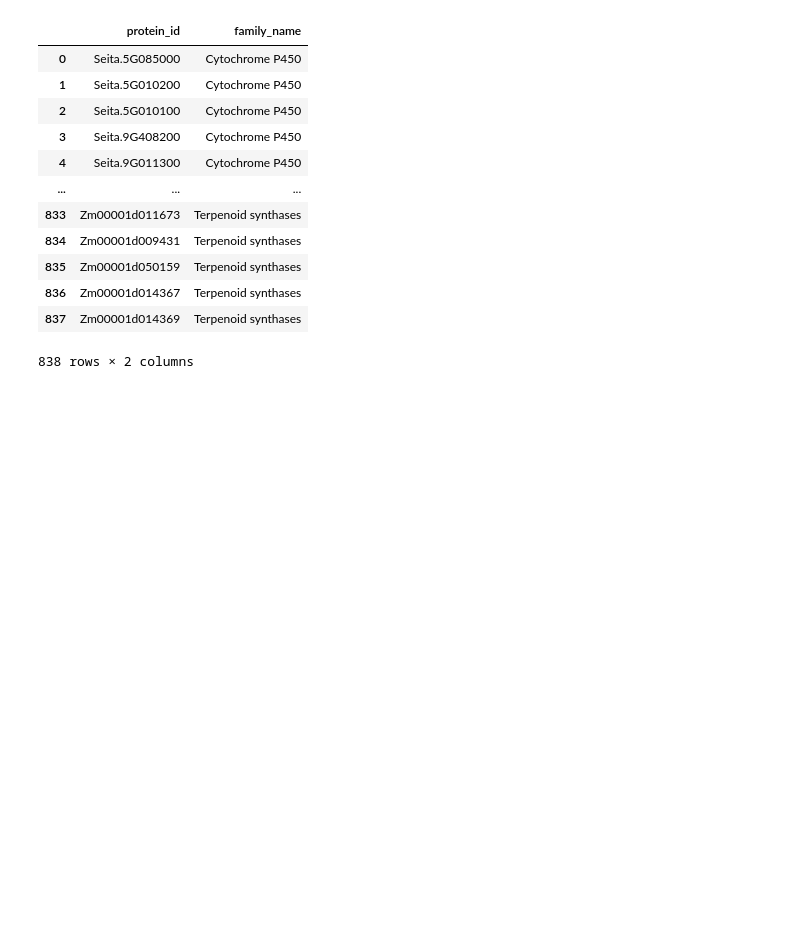
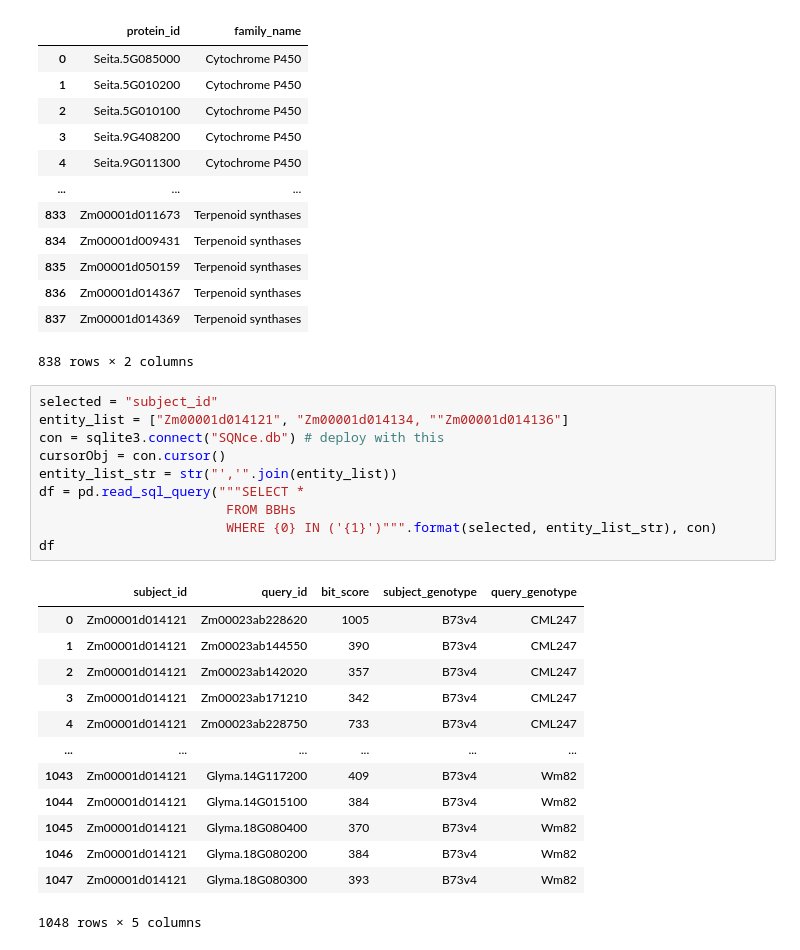
Before and after one commit to eporetsky/SQNce, a Jupyter notebook: SQNce.ipynb, the cells around one changed output. Cells and saved outputs as stored; diff of their text form; blank space fills up the shorter version.

```diff
--- a/SQNce.ipynb
+++ b/SQNce.ipynb
@@ -687,3 +687,27 @@ df
 | 836 | Zm00001d014367 | Terpenoid synthases |
 | 837 | Zm00001d014369 | Terpenoid synthases |
 838 rows × 2 columns
+# %%
+selected = "subject_id"
+entity_list = ["Zm00001d014121", "Zm00001d014134, ""Zm00001d014136"]
+con = sqlite3.connect("SQNce.db") # deploy with this
+cursorObj = con.cursor()
+entity_list_str = str("','".join(entity_list))
+df = pd.read_sql_query("""SELECT *
+                        FROM BBHs
+                        WHERE {0} IN ('{1}')""".format(selected, entity_list_str), con)
+df
+# %% [output]
+|  | subject_id | query_id | bit_score | subject_genotype | query_genotype |
+| 0 | Zm00001d014121 | Zm00023ab228620 | 1005 | B73v4 | CML247 |
+| 1 | Zm00001d014121 | Zm00023ab144550 | 390 | B73v4 | CML247 |
+| 2 | Zm00001d014121 | Zm00023ab142020 | 357 | B73v4 | CML247 |
+| 3 | Zm00001d014121 | Zm00023ab171210 | 342 | B73v4 | CML247 |
+| 4 | Zm00001d014121 | Zm00023ab228750 | 733 | B73v4 | CML247 |
+| ... | ... | ... | ... | ... | ... |
+| 1043 | Zm00001d014121 | Glyma.14G117200 | 409 | B73v4 | Wm82 |
+| 1044 | Zm00001d014121 | Glyma.14G015100 | 384 | B73v4 | Wm82 |
+| 1045 | Zm00001d014121 | Glyma.18G080400 | 370 | B73v4 | Wm82 |
+| 1046 | Zm00001d014121 | Glyma.18G080200 | 384 | B73v4 | Wm82 |
+| 1047 | Zm00001d014121 | Glyma.18G080300 | 393 | B73v4 | Wm82 |
+1048 rows × 5 columns
```
Also changed, not shown: parts of 4 cells of this notebook, 1 other file.
